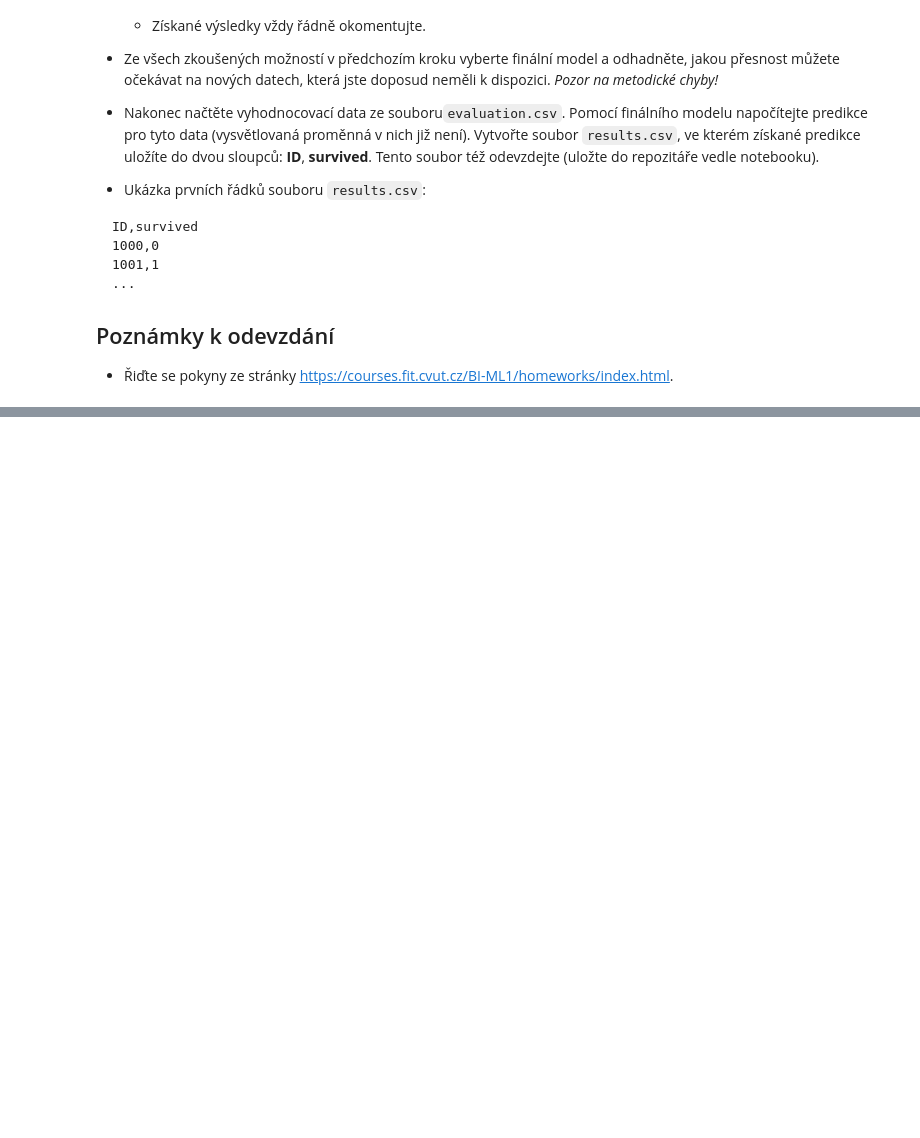
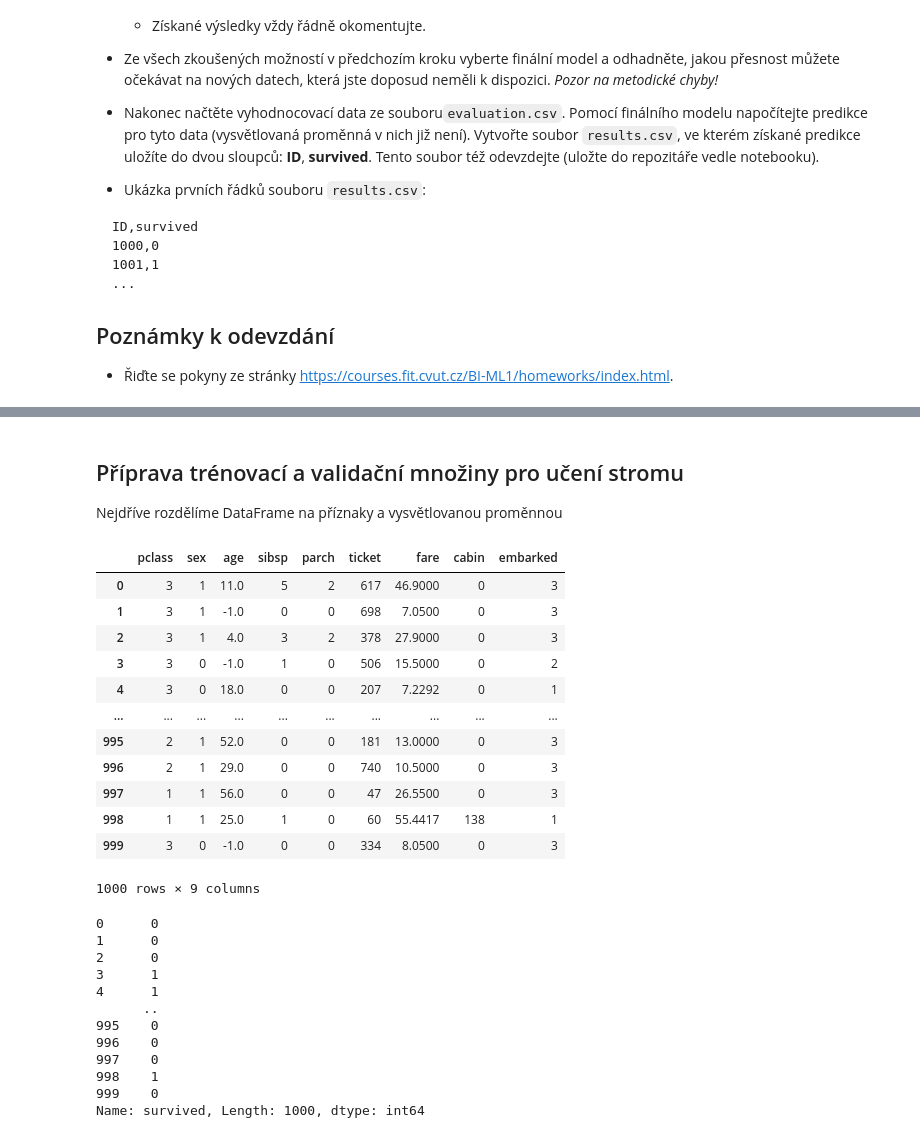
Before and after one commit to xsenyaaax/bi-ml1-2023, a Jupyter notebook: 01/homework_01.ipynb, the cells around one changed output, grey strips where cells are left out. Drawn from its saved outputs; the diff is of its cells as text; code cells hidden in the pictures; blank space fills up the shorter version.

```diff
--- a/01/homework_01.ipynb
+++ b/01/homework_01.ipynb
@@ -67,0 +77,4 @@ ID,survived
+# %%
+titanic = pd.read_csv('data.csv')
+display(titanic.head())
+display(titanic.info())
@@ -67,0 +112,3 @@ ID,survived
+# %%
+titanic = titanic.drop(columns=['home.dest','name', 'ID'])
+display(titanic.head())
@@ -67,0 +124,3 @@ ID,survived
+# %%
+titanic = titanic.replace(np.nan, -1)
+display(titanic.head())
@@ -67,0 +136,5 @@ ID,survived
+# %%
+string_cols = titanic.select_dtypes(['object']).columns
+display(string_cols)
+titanic[string_cols] = titanic[string_cols].astype('category').apply(lambda x: x.cat.codes)
+titanic.info()
@@ -67,0 +160,34 @@ ID,survived
+# %% [markdown]
+## Příprava trénovací a validační množiny pro učení stromu
+Nejdříve rozdělíme DataFrame na příznaky a vysvětlovanou proměnnou
+# %%
+Xdata = titanic.iloc[:,1:]
+Ydata = titanic.iloc[:,0]
+display(Xdata)
+display(Ydata)
+# %% [output]
+|  | pclass | sex | age | sibsp | parch | ticket | fare | cabin | embarked |
+| 0 | 3 | 1 | 11.0 | 5 | 2 | 617 | 46.9000 | 0 | 3 |
+| 1 | 3 | 1 | -1.0 | 0 | 0 | 698 | 7.0500 | 0 | 3 |
+| 2 | 3 | 1 | 4.0 | 3 | 2 | 378 | 27.9000 | 0 | 3 |
+| 3 | 3 | 0 | -1.0 | 1 | 0 | 506 | 15.5000 | 0 | 2 |
+| 4 | 3 | 0 | 18.0 | 0 | 0 | 207 | 7.2292 | 0 | 1 |
+| ... | ... | ... | ... | ... | ... | ... | ... | ... | ... |
+| 995 | 2 | 1 | 52.0 | 0 | 0 | 181 | 13.0000 | 0 | 3 |
+| 996 | 2 | 1 | 29.0 | 0 | 0 | 740 | 10.5000 | 0 | 3 |
+| 997 | 1 | 1 | 56.0 | 0 | 0 | 47 | 26.5500 | 0 | 3 |
+| 998 | 1 | 1 | 25.0 | 1 | 0 | 60 | 55.4417 | 138 | 1 |
+| 999 | 3 | 0 | -1.0 | 0 | 0 | 334 | 8.0500 | 0 | 3 |
+1000 rows × 9 columns
+0      0
+1      0
+2      0
+3      1
+4      1
+      ..
+995    0
+996    0
+997    0
+998    1
+999    0
+Name: survived, Length: 1000, dtype: int64
```
Also changed, not shown: parts of 13 cells of this notebook.
